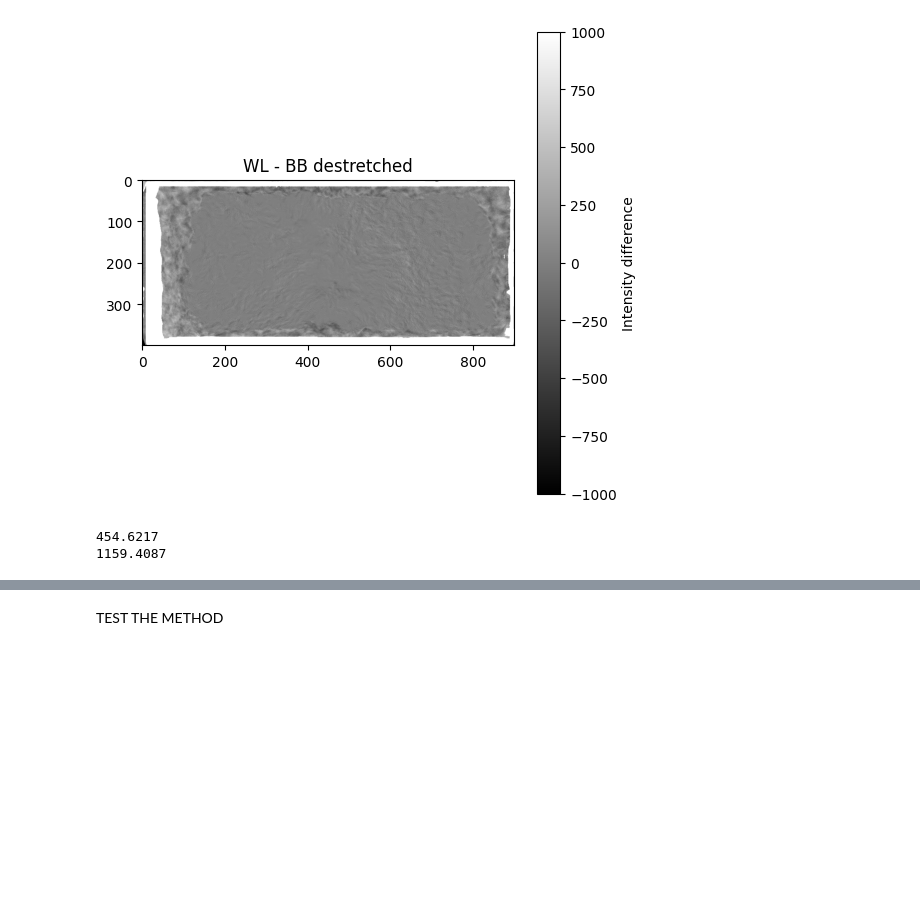
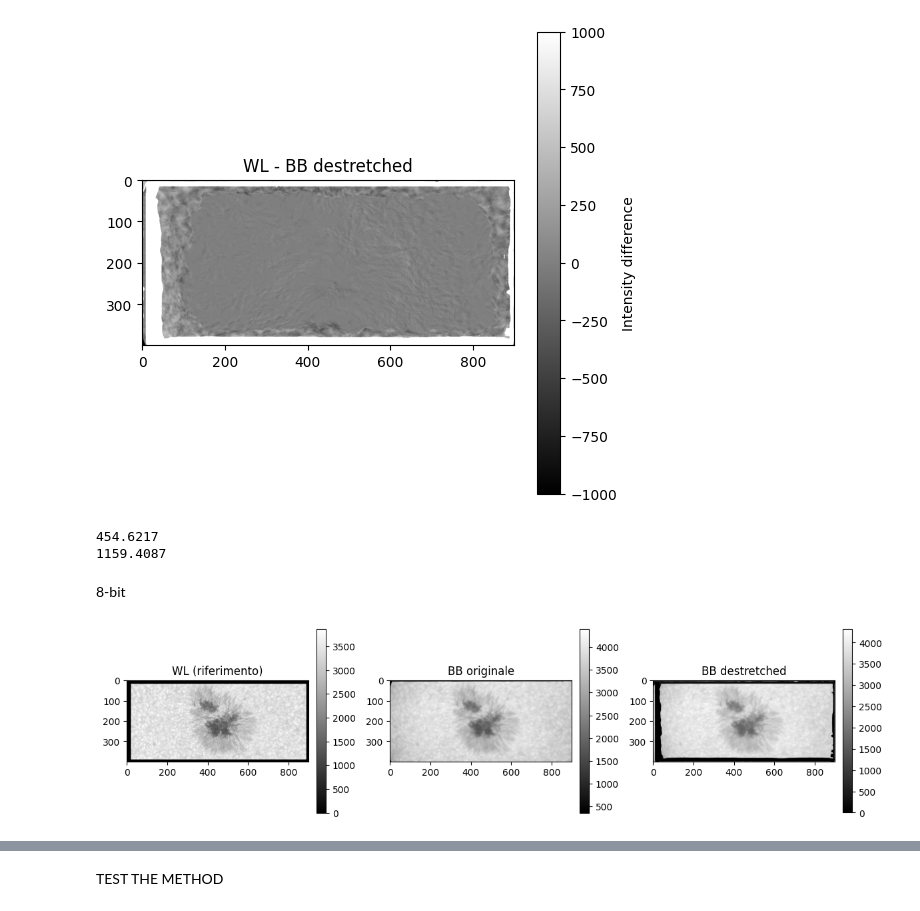
Before and after one commit to FabianaFerrente/ibis_pipeline, a Jupyter notebook: dest_ibis.ipynb, the cells around one changed output, grey strips where cells are left out. Saved outputs shown, nothing was run; the diff lists cells and outputs as text; code cells hidden in the pictures; blank space fills up the shorter version.

```diff
--- a/dest_ibis.ipynb
+++ b/dest_ibis.ipynb
@@ -192,3 +192,69 @@ print(np.std(subtracted_image))
 [figure]
 454.6217
 1159.4087
+# %% [markdown]
+8-bit
+# %%
+import cv2
+import numpy as np
+import matplotlib.pyplot as plt
+from astropy.io import fits
+
+def to_8bit(image):
+    """Normalizza un'immagine in float e la converte in 8-bit uint8"""
+    img_min, img_max = np.nanmin(image), np.nanmax(image)
+    if img_max > img_min:
+        norm_img = (image - img_min) / (img_max - img_min)
+    else:
+        norm_img = np.zeros_like(image)
+    return (norm_img * 255).astype(np.uint8)
+
+# Carica le immagini dal FITS
+with fits.open('/content/drive/MyDrive/dest_IBIS/ref_WL.fits') as hdul:
+    wl = hdul[0].data.astype(np.float32)
+    wl_crop = wl[300:700, 50:950]
+    wl_8bit = to_8bit(wl_crop)
+
+with fits.open('/content/drive/MyDrive/dest_IBIS/8542_20150518_163819_BB_SO_s000.fits') as hdul:
+    bb_cube = hdul[0].data.astype(np.float32)
+    bb = bb_cube[0, 300:700, 50:950]
+    bb_8bit = to_8bit(bb)
+
+# Calcola il flusso ottico tra WL e BB
+flow = cv2.calcOpticalFlowFarneback(
+    wl_8bit, bb_8bit, None,
+    pyr_scale=0.5, levels=5, winsize=15,
+    iterations=5, poly_n=6, poly_sigma=1.2, flags=0
+)
+
+# Costruisci la mappa di rimappatura
+h, w = wl_8bit.shape
+grid_y, grid_x = np.meshgrid(np.arange(h), np.arange(w), indexing='ij')
+map_x = (grid_x + flow[..., 0]).astype(np.float32)
+map_y = (grid_y + flow[..., 1]).astype(np.float32)
+
+# Applica la correzione
+bb_corrected = cv2.remap(bb, map_x, map_y, interpolation=cv2.INTER_LINEAR)
+
+# Visualizza il confronto
+plt.figure(figsize=(12, 4))
+
+plt.subplot(1, 3, 1)
+plt.title("WL (riferimento)")
+im1 = plt.imshow(wl_crop, cmap='gray')
+plt.colorbar(im1, fraction=0.046, pad=0.04)
+
+plt.subplot(1, 3, 2)
+plt.title("BB originale")
+im2 = plt.imshow(bb, cmap='gray')
+plt.colorbar(im2, fraction=0.046, pad=0.04)
+
+plt.subplot(1, 3, 3)
+plt.title("BB destretched")
+im3 = plt.imshow(bb_corrected, cmap='gray')
+plt.colorbar(im3, fraction=0.046, pad=0.04)
+
+plt.tight_layout()
+plt.show()
+# %% [output]
+[figure, added]
```
Also changed, not shown: parts of 2 cells of this notebook.
